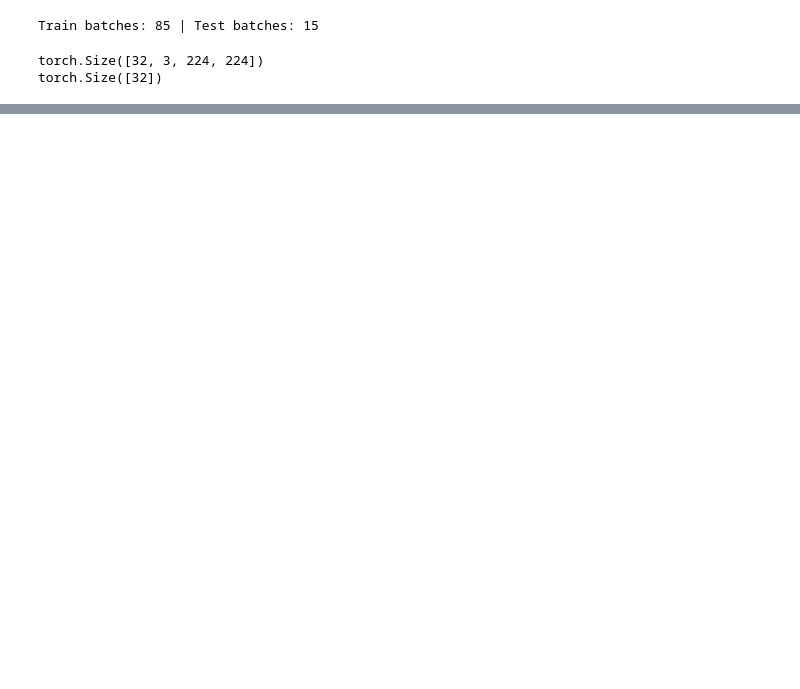
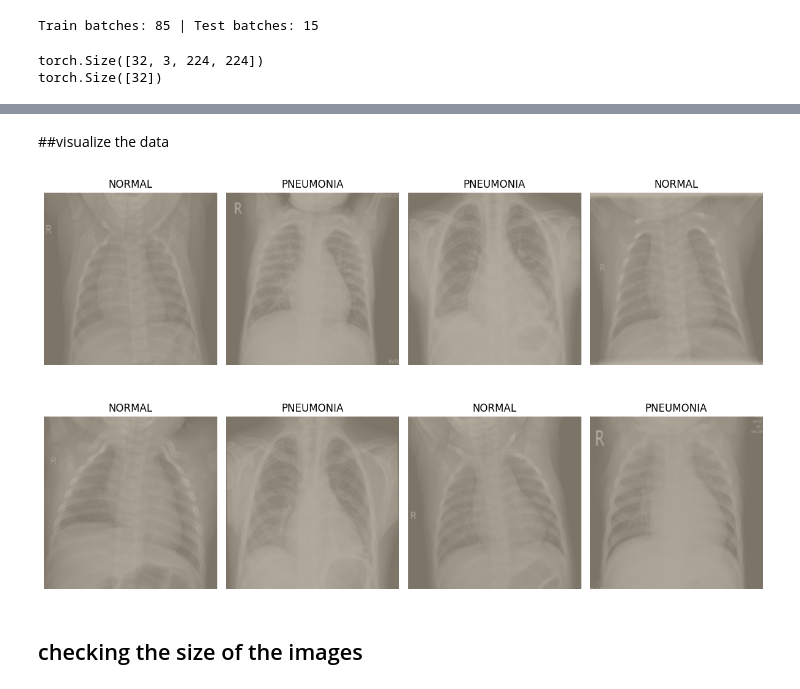
Before and after one commit to saim9211/skin_classification, a Jupyter notebook: skin_image_classification_model.ipynb, the cells around one changed output, grey strips where cells are left out. Cells and saved outputs as stored; diff of their text form; code cells hidden in the pictures; blank space fills up the shorter version.

```diff
--- a/skin_image_classification_model.ipynb
+++ b/skin_image_classification_model.ipynb
@@ -138,0 +168,31 @@ torch.Size([32])
+# %% [markdown]
+##visualize the data
+# %%
+import matplotlib.pyplot as plt
+import numpy as np
+
+img, labels = next(iter(train_dataloader))
+
+plt.figure(figsize=(12, 8))
+
+for i in range(8):
+    image = img[i].permute(1, 2, 0)
+
+    # Undo normalization
+    mean = torch.tensor([0.485, 0.456, 0.406])
+    std = torch.tensor([0.229, 0.224, 0.225])
+
+    image = image * std + mean
+    image = image.clamp(0, 1)
+
+    plt.subplot(2, 4, i + 1)
+    plt.imshow(image)
+    plt.title(train_dataset.classes[labels[i]])
+    plt.axis("off")
+
+plt.tight_layout()
+plt.show()
+# %% [output]
+[figure, added]
+# %% [markdown]
+## checking the size of the images
```
Also changed, not shown: parts of 27 cells of this notebook.
